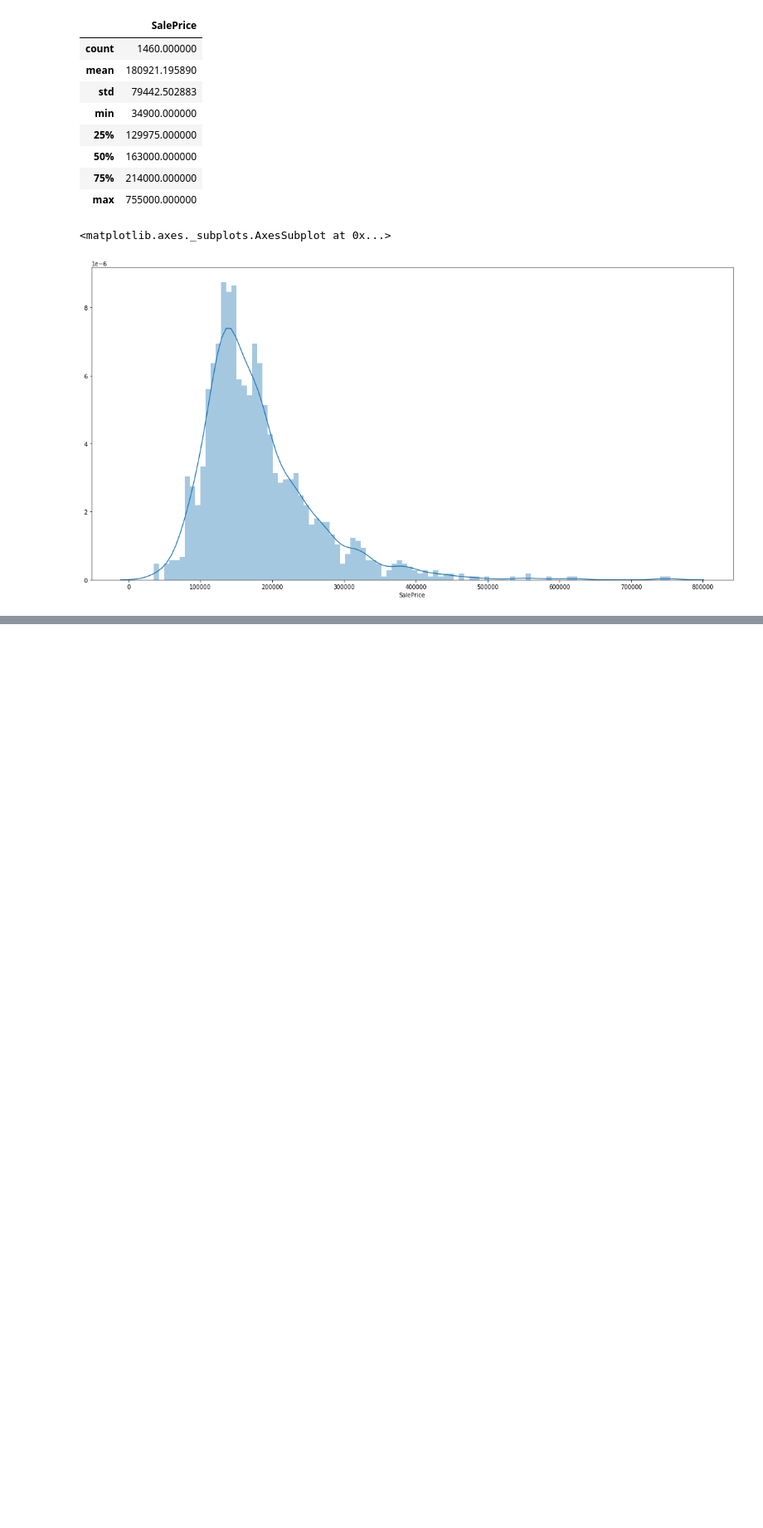
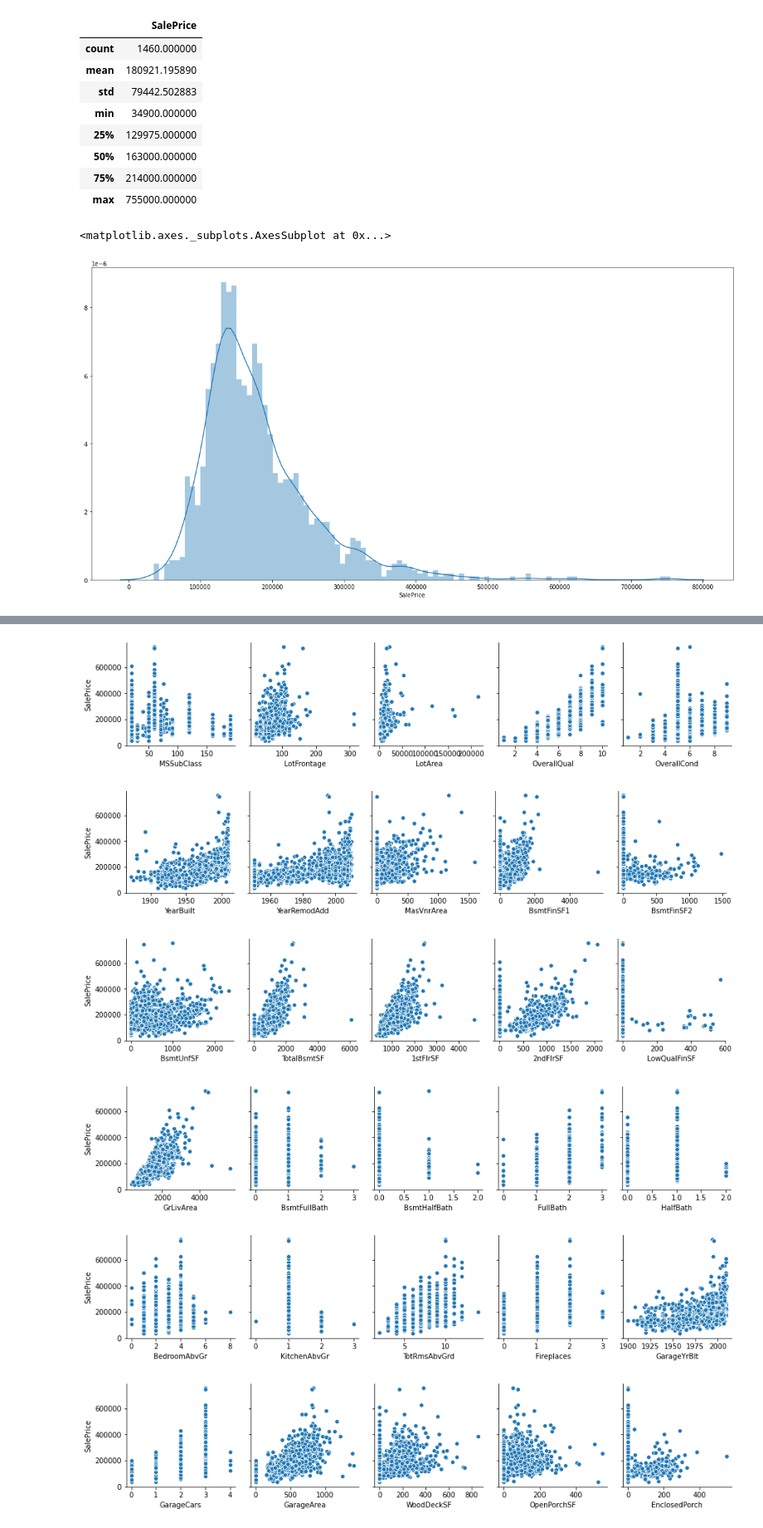
Before and after one commit to MosheWorld/Data-Exploration, a Jupyter notebook: House Prices 2/Notebook Solution.ipynb, the cells around one changed output, grey strips where cells are left out. Shown at 83% size. Saved outputs shown, nothing was run; the diff lists cells and outputs as text; code cells hidden in the pictures; blank space fills up the shorter version.

```diff
--- a/House Prices 2/Notebook Solution.ipynb
+++ b/House Prices 2/Notebook Solution.ipynb
@@ -79,0 +153,10 @@ sns.distplot(df['SalePrice'], bins=100)
+# %%
+for i in range(0, len(df_numeric.columns), 5):
+    sns.pairplot(data=df_numeric, x_vars=df_numeric.columns[i:i+5], y_vars=['SalePrice'])
+# %% [output]
+[figure, added]
+[figure, added]
+[figure, added]
+[figure, added]
+[figure, added]
+[figure, added]
```
Also changed, not shown: parts of 32 cells of this notebook.
